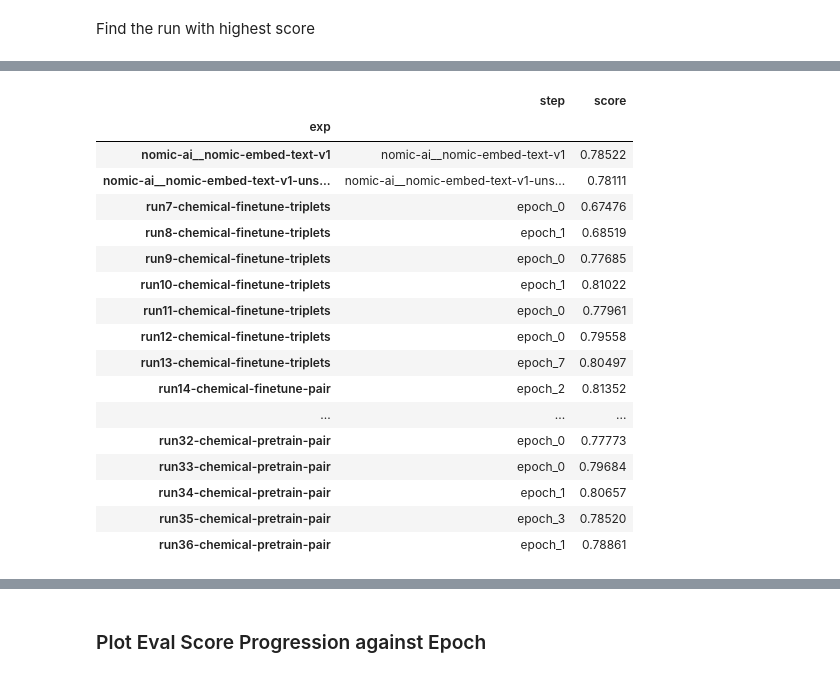
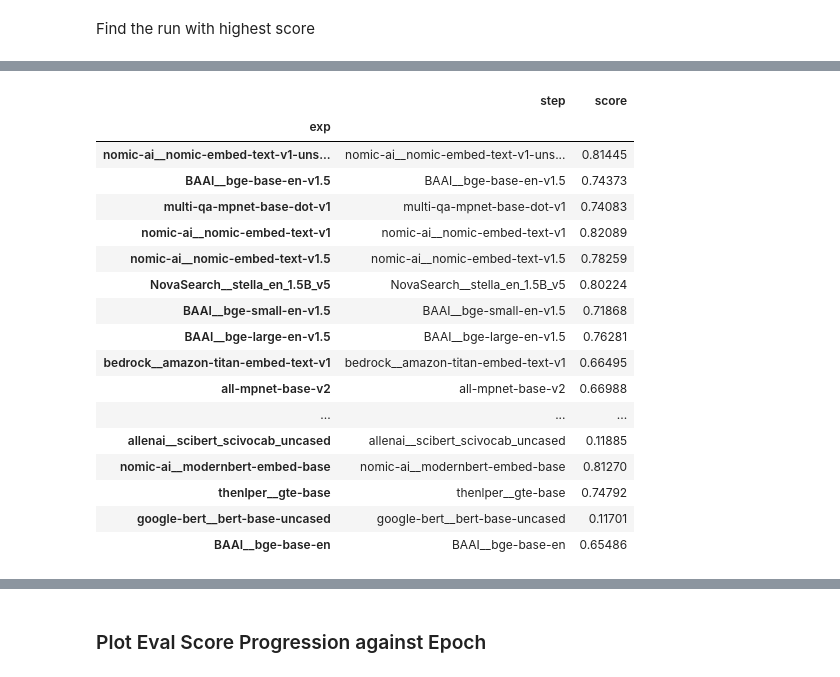
Before and after one commit to HSILA/ChEmbed-Results, a Jupyter notebook: results.ipynb, the cells around one changed output, grey strips where cells are left out. Saved outputs shown, nothing was run; the diff lists cells and outputs as text; code cells hidden in the pictures.

```diff
--- a/results.ipynb
+++ b/results.ipynb
@@ -5,6 +5,13 @@ from typing import Literal, Tuple
 import re
 import mteb
 import os
+# %%
+FILTER = [
+    "run15-chemical-finetune-pair",
+    "run22-chemical-finetune-pair",
+    "run23-chemical-finetune-pair",
+    "run24-chemical-finetune-pair",
+]
 # %%
 def extract_number(s):
     m = re.search(r'\d+', s)
@@ -125,16 +130,14 @@ def find_highest_score(
     max_idx = filtered['score'].idxmax()
     return df.at[max_idx, 'label'], df.at[max_idx, 'score']
 # %%
-def best_run_mean_score(path: str, filter_by: Literal['epoch', 'step', 'both'] = 'both') -> pd.DataFrame:
+def extract_best_steps(path: str, filter_by: Literal['epoch', 'step', 'both'] = 'both') -> dict[str, str]:
     """
-    Iterate over subdirectories of the given path. For each experiment,
-    if mean_scores.csv exists, load it and find the highest score using find_highest_score.
-    Returns a DataFrame with experiment names as index and their best scores.
+    Extract the best step/epoch for each model folder in the given benchmark path.
 
     Parameters
     ----------
     path : str
-        Path to directory containing experiment folders
+        Path to directory containing experiment folders (e.g., 'ChemRxivRetrieval')
     filter_by : {'epoch', 'step', 'both'}
         What to include in the search:
         - 'epoch': only rows whose label starts with 'epoch_'
@@ -143,10 +146,11 @@ def best_run_mean_score(path: str, filter_by: Literal['epoch', 'step', 'both'] =
 
     Returns
     -------
-    pd.DataFrame
-        DataFrame with experiment names as index and columns 'step' and 'score'
+    dict[str, str]
+        Dictionary where keys are folder names (model names) and values are
+        the step/epoch names where the model got the best score
     """
-    results = []
+    best_steps = {}
 
     for folder in os.listdir(path):
         folder_path = os.path.join(path, folder)
@@ -156,15 +160,6 @@ def best_run_mean_score(path: str, filter_by: Literal['epoch', 'step', 'both'] =
                 # Read the mean scores file and determine the best run
                 mean_df = pd.read_csv(means_file)
                 step, score = find_highest_score(mean_df, filter_by)
+                best_steps[folder] = step
 
-                # Store the experiment name and its best score
-                results.append({
-                    "exp": folder,
-                    "step": step,
-                    "score": score
-                })
-
-    results_df = pd.DataFrame(results)
-    if not results_df.empty:
-        results_df.set_index("exp", inplace=True)
-    return results_df.sort_index(key=lambda x: x.map(extract_number))
+    return best_steps
@@ -192,21 +246,21 @@ best_run_mean_score('chemteb', 'epoch')
 # %%
-best_run_mean_score('1hop', 'epoch')
+best_run_mean_score('ChemRxivRetrieval', 'epoch', filter_runs=FILTER)
 # %% [output]
 |  | step | score |
 | exp |  |  |
-| nomic-ai__nomic-embed-text-v1 | nomic-ai__nomic-embed-text-v1 | 0.78522 |
-| nomic-ai__nomic-embed-text-v1-uns... | nomic-ai__nomic-embed-text-v1-uns... | 0.78111 |
-| run7-chemical-finetune-triplets | epoch_0 | 0.67476 |
-| run8-chemical-finetune-triplets | epoch_1 | 0.68519 |
-| run9-chemical-finetune-triplets | epoch_0 | 0.77685 |
-| run10-chemical-finetune-triplets | epoch_1 | 0.81022 |
-| run11-chemical-finetune-triplets | epoch_0 | 0.77961 |
-| run12-chemical-finetune-triplets | epoch_0 | 0.79558 |
-| run13-chemical-finetune-triplets | epoch_7 | 0.80497 |
-| run14-chemical-finetune-pair | epoch_2 | 0.81352 |
+| nomic-ai__nomic-embed-text-v1-uns... | nomic-ai__nomic-embed-text-v1-uns... | 0.81445 |
+| BAAI__bge-base-en-v1.5 | BAAI__bge-base-en-v1.5 | 0.74373 |
+| multi-qa-mpnet-base-dot-v1 | multi-qa-mpnet-base-dot-v1 | 0.74083 |
+| nomic-ai__nomic-embed-text-v1 | nomic-ai__nomic-embed-text-v1 | 0.82089 |
+| nomic-ai__nomic-embed-text-v1.5 | nomic-ai__nomic-embed-text-v1.5 | 0.78259 |
+| NovaSearch__stella_en_1.5B_v5 | NovaSearch__stella_en_1.5B_v5 | 0.80224 |
+| BAAI__bge-small-en-v1.5 | BAAI__bge-small-en-v1.5 | 0.71868 |
+| BAAI__bge-large-en-v1.5 | BAAI__bge-large-en-v1.5 | 0.76281 |
+| bedrock__amazon-titan-embed-text-v1 | bedrock__amazon-titan-embed-text-v1 | 0.66495 |
+| all-mpnet-base-v2 | all-mpnet-base-v2 | 0.66988 |
 | ... | ... | ... |
-| run32-chemical-pretrain-pair | epoch_0 | 0.77773 |
-| run33-chemical-pretrain-pair | epoch_0 | 0.79684 |
-| run34-chemical-pretrain-pair | epoch_1 | 0.80657 |
-| run35-chemical-pretrain-pair | epoch_3 | 0.78520 |
-| run36-chemical-pretrain-pair | epoch_1 | 0.78861 |
+| allenai__scibert_scivocab_uncased | allenai__scibert_scivocab_uncased | 0.11885 |
+| nomic-ai__modernbert-embed-base | nomic-ai__modernbert-embed-base | 0.81270 |
+| thenlper__gte-base | thenlper__gte-base | 0.74792 |
+| google-bert__bert-base-uncased | google-bert__bert-base-uncased | 0.11701 |
+| BAAI__bge-base-en | BAAI__bge-base-en | 0.65486 |
```
Also changed, not shown: parts of 25 cells of this notebook, 1 other file.
